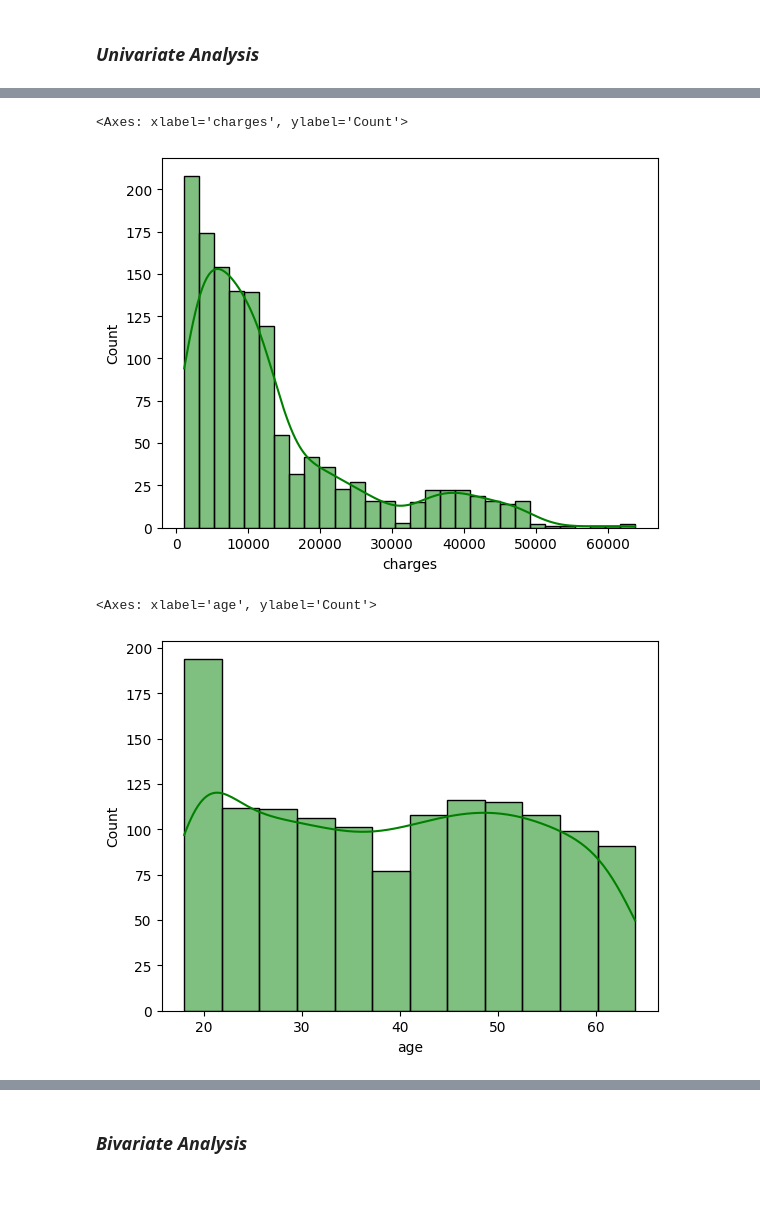
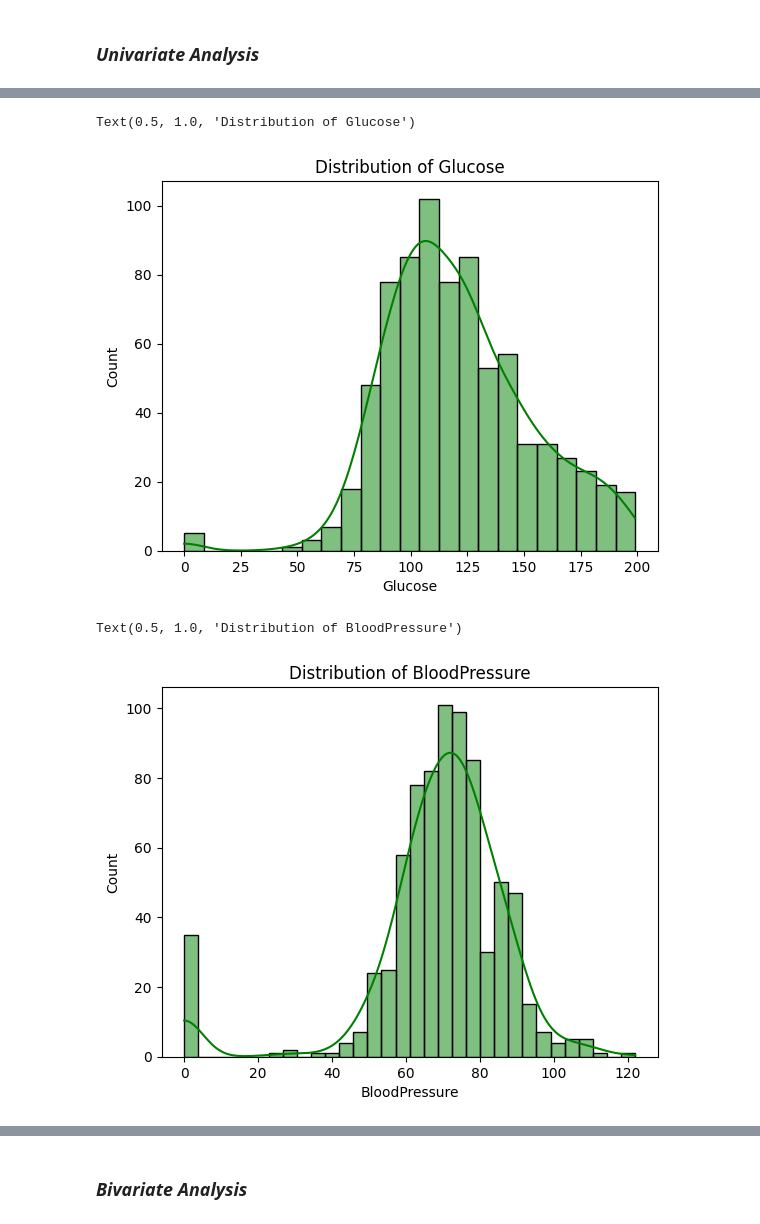
Before and after one commit to Mdhlalose/Anomaly-Detector-for-Pregnant-Diabetic-Patients, a Jupyter notebook: code.ipynb, the cells around one changed output, grey strips where cells are left out. Saved outputs shown, nothing was run; the diff lists cells and outputs as text; code cells hidden in the pictures; blank space fills up the shorter version.

```diff
--- a/code.ipynb
+++ b/code.ipynb
@@ -17,7 +15,7 @@ import seaborn as sns
 # %% [markdown]
 ## ***Dataset***
 # %%
-df = pd.read_csv("/workspaces/Anomoly-detection/insurance.csv")
+df = pd.read_csv("/workspaces/Anomoly-detection/diabetes.csv")
 # %% [markdown]
 ***
 # ***Exploratory Data Analysis***
@@ -100,10 +113,12 @@ The number of duplicates in the dataset is:  1
 # %%
-sns.histplot(data=df, x=df["charges"], kde=True, color='g')
+sns.histplot(data=df, x=df["Glucose"], kde=True, color='g')
+plt.title('Distribution of Glucose')
 # %% [output]
-<Axes: xlabel='charges', ylabel='Count'>
+Text(0.5, 1.0, 'Distribution of Glucose')
-[figure, old version]
+[figure, new version]
 # %%
-sns.histplot(data=df, x=df["age"], kde=True, color='g')
+sns.histplot(data=df, x="BloodPressure", kde=True, color="g")
+plt.title('Distribution of BloodPressure')
 # %% [output]
-<Axes: xlabel='age', ylabel='Count'>
+Text(0.5, 1.0, 'Distribution of BloodPressure')
-[figure, old version]
+[figure, new version]
```
Also changed, not shown: parts of 48 cells of this notebook, 2 other files.
